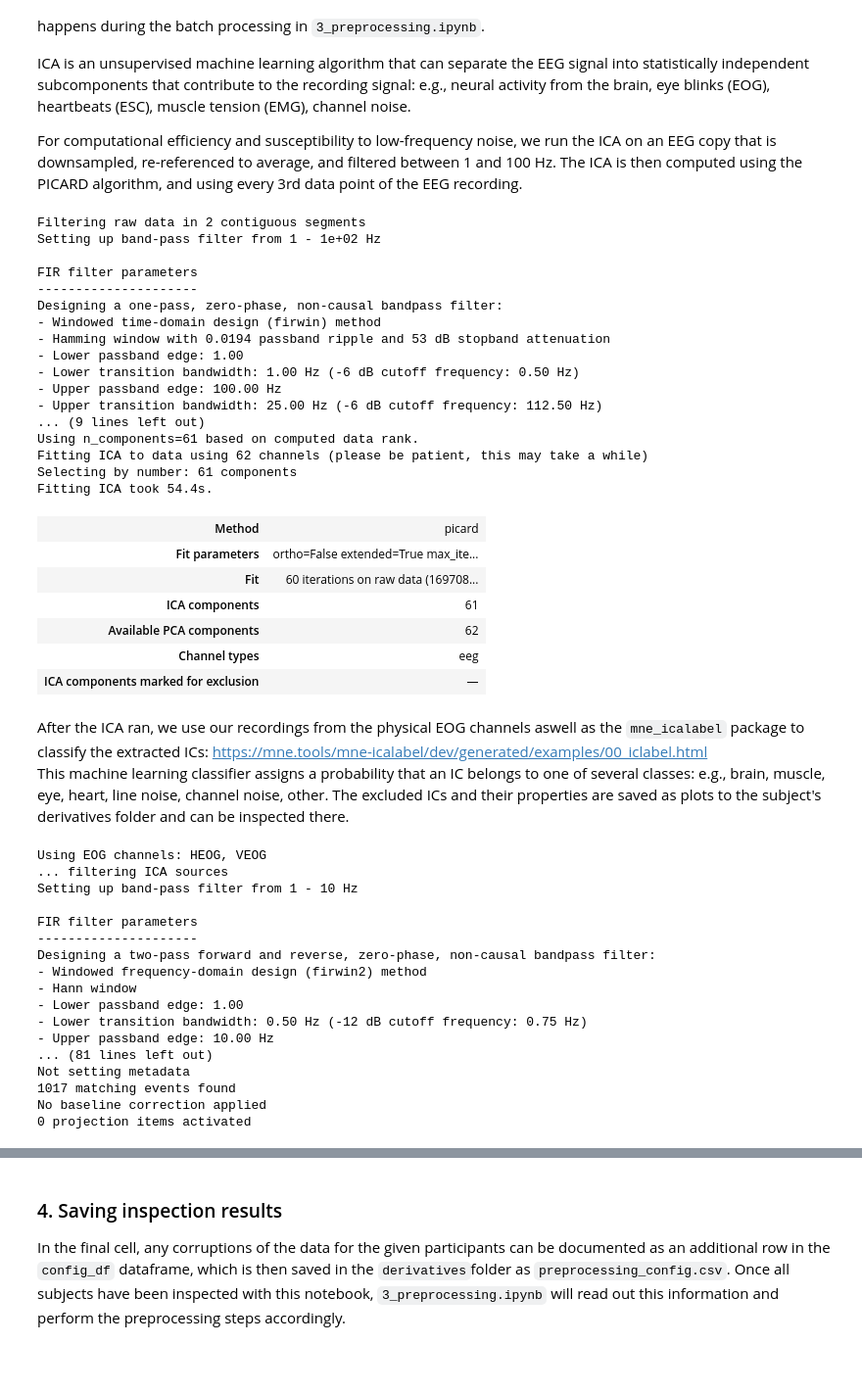
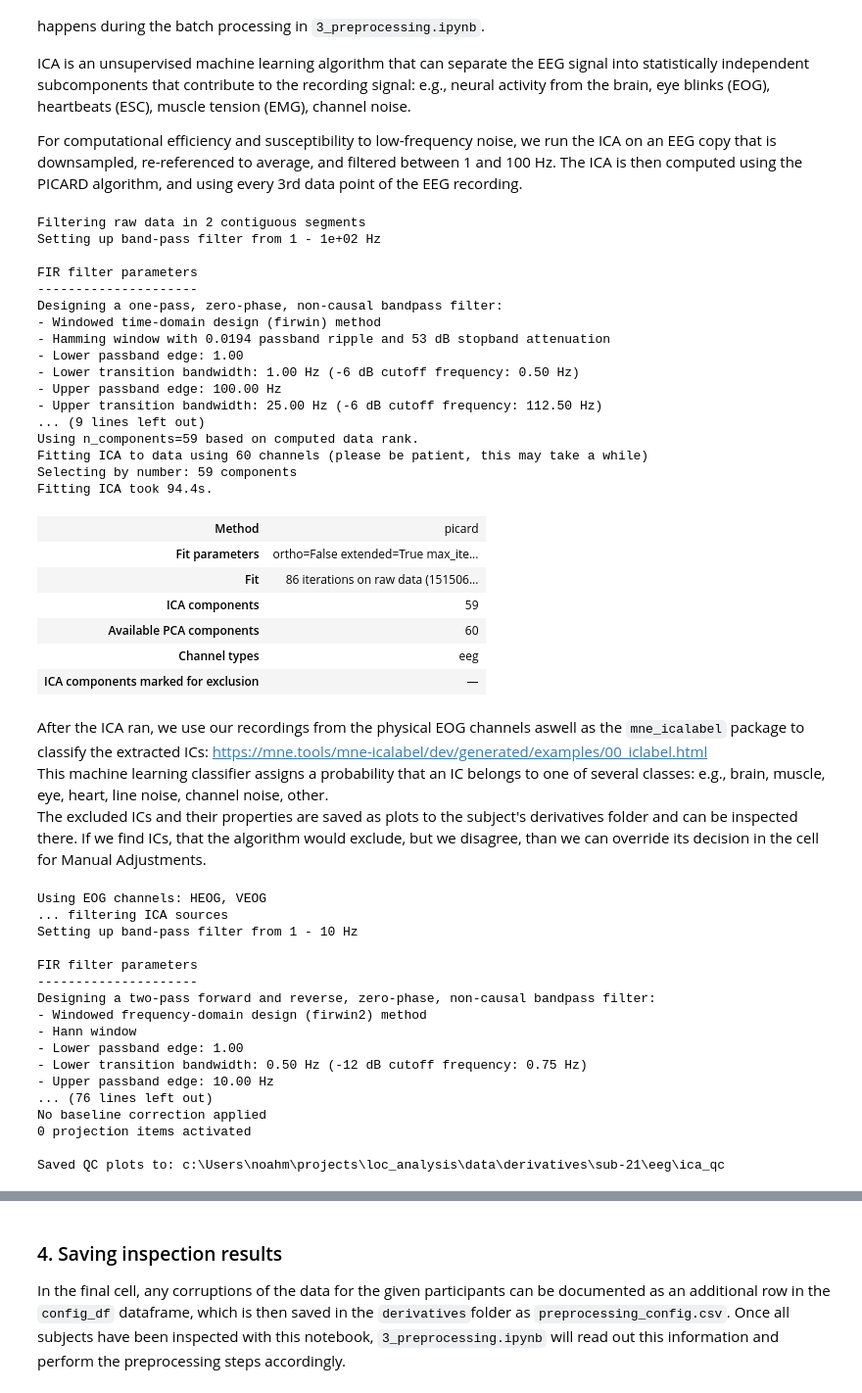
Before and after one commit to noah-mba/LOC_analysis, a Jupyter notebook: scripts/eeg/2_manual_qc_and_config.ipynb, the cells around one changed output, grey strips where cells are left out. Shown at 98% size. Drawn from its saved outputs; the diff is of its cells as text; code cells hidden in the pictures; blank space fills up the shorter version.

Commit message:
Minimal changes Notebook 2

```diff
--- a/scripts/eeg/2_manual_qc_and_config.ipynb
+++ b/scripts/eeg/2_manual_qc_and_config.ipynb
@@ -42,7 +42,7 @@ import os
 # 1.1. DEFINE CURRENT SUBJECT
 # ==========================================
 # Change this ID for every participant you want to inspect
-subj = "17"
+subj = "21"
 
 # ==========================================
 # 1.2. DEFINE TIME BUFFER FOR THE CROPPING IN 2.1B
@@ -387,11 +390,8 @@ For computational efficiency and susceptibility to low-frequency noise, we run t
 # 3. RUN INDEPENDENT COMPONENT ANALYSIS (ICA)
 # ==========================================
 
-# We're creating quite a few plots and I want them all to pop up as interactive windows
-matplotlib.use('Agg')  # Save figures to disk
-
 # Enter bad channels from previous inspection steps
-raw_eeg.info['bads'] = ['P2']
+raw_eeg.info['bads'] = ['FT7', 'Fp1', 'AF8']
 
 # We create a filtered, average-referenced, downsampled copy of the raw data for the preliminary ICA
 raw_ica = raw_eeg.copy().filter(l_freq=1.0, h_freq=100)
@@ -400,52 +400,56 @@ raw_ica.resample(250)
 
 # Rank refers to the dimensionality of the data. 64 channels - 1 (average reference) - n bad channels
 rank = mne.compute_rank(raw_ica, tol='auto')['eeg']
 print(f"Using n_components={rank} based on computed data rank.")
 
 from mne.preprocessing import ICA
 ica = ICA(
     n_components=rank,
     method='picard', # Preconditioned ICA for Real Data: optimization algorithm
     fit_params=dict(ortho=False, extended=True),  # makes picard mathematically equivalent to Extended Infomax, which is widely considered the gold standard
     random_state=97,
     max_iter='auto'
 )
 ica.fit(raw_ica, decim=3) # Since we have a longer recording, it's okay to only use every 3rd data point for ICA fitting
 # %% [output]
 Filtering raw data in 2 contiguous segments
 Setting up band-pass filter from 1 - 1e+02 Hz
 
 FIR filter parameters
 ---------------------
 Designing a one-pass, zero-phase, non-causal bandpass filter:
 - Windowed time-domain design (firwin) method
 - Hamming window with 0.0194 passband ripple and 53 dB stopband attenuation
 - Lower passband edge: 1.00
 - Lower transition bandwidth: 1.00 Hz (-6 dB cutoff frequency: 0.50 Hz)
 - Upper passband edge: 100.00 Hz
 - Upper transition bandwidth: 25.00 Hz (-6 dB cutoff frequency: 112.50 Hz)
 ... (9 lines left out)
-Using n_components=61 based on computed data rank.
-Fitting ICA to data using 62 channels (please be patient, this may take a while)
-Selecting by number: 61 components
-Fitting ICA took 54.4s.
+Using n_components=59 based on computed data rank.
+Fitting ICA to data using 60 channels (please be patient, this may take a while)
+Selecting by number: 59 components
+Fitting ICA took 94.4s.
 | Method | picard |
 | Fit parameters | ortho=False extended=True max_ite... |
-| Fit | 60 iterations on raw data (169708... |
-| ICA components | 61 |
-| Available PCA components | 62 |
+| Fit | 86 iterations on raw data (151506... |
+| ICA components | 59 |
+| Available PCA components | 60 |
 | Channel types | eeg |
 | ICA components marked for exclusion | — |
 # %% [markdown]
 After the ICA ran, we use our recordings from the physical EOG channels aswell as the `mne_icalabel` package to classify the extracted ICs: https://mne.tools/mne-icalabel/dev/generated/examples/00_iclabel.html
-This machine learning classifier assigns a probability that an IC belongs to one of several classes: e.g., brain, muscle, eye, heart, line noise, channel noise, other. The excluded ICs and their properties are saved as plots to the subject's derivatives folder and can be inspected there.
+This machine learning classifier assigns a probability that an IC belongs to one of several classes: e.g., brain, muscle, eye, heart, line noise, channel noise, other.
+The excluded ICs and their properties are saved as plots to the subject's derivatives folder and can be inspected there. If we find ICs, that the algorithm would exclude, but we disagree, than we can override its decision in the cell for Manual Adjustments.
 # %%
 # ==========================================
 # 7a. EOG DETECTION + ICLABEL CLASSIFICATION
 # ==========================================
+
+# We're creating quite a few plots and I want them all to pop up as interactive windows
+matplotlib.use('Agg')  # Save figures to disk
+
 eog_indices, eog_scores = ica.find_bads_eog(raw_ica) # Correlates ICs with EOG channel signals
 
-from mne_icalabel import label_components
 ic_labels = label_components(raw_ica, ica, method='iclabel')
 labels = ic_labels['labels']
 probs = ic_labels['y_pred_proba']
@@ -465,7 +469,6 @@ confirmed_exclude_icas = auto_exclude
 # ==========================================
 # 7b. SAVE DIAGNOSTIC PLOTS TO DISK
 # ==========================================
-import os
 subj_deriv_dir_ica = derivatives_dir / f"sub-{subj}" / "eeg" / "ica_qc"
 subj_deriv_dir_ica.mkdir(parents=True, exist_ok=True)
 
@@ -488,19 +491,6 @@ if confirmed_exclude_icas:
         plt.close(fig)
 
 print(f"\nSaved QC plots to: {subj_deriv_dir_ica}")
-
-# ==========================================
-# 7d. SAVE FITTED ICA SOLUTION FOR NOTEBOOK 3
-# ==========================================
-
-# Saving the actually fitted ICA object (unmixing matrix) for Notebook 3
-ica_path = subj_deriv_dir_ica / f"sub-{subj}_ica.fif"
-
-# Store the confirmed exclusions on the object itself
-ica.exclude = confirmed_exclude_icas
-
-ica.save(ica_path, overwrite=True)
-print(f"--> ICA solution saved to: {ica_path}")
 # %% [output]
 Using EOG channels: HEOG, VEOG
 ... filtering ICA sources
@@ -514,8 +504,8 @@ Designing a two-pass forward and reverse, zero-phase, non-causal bandpass filter
 - Lower passband edge: 1.00
 - Lower transition bandwidth: 0.50 Hz (-12 dB cutoff frequency: 0.75 Hz)
 - Upper passband edge: 10.00 Hz
-... (81 lines left out)
-Not setting metadata
-1017 matching events found
+... (76 lines left out)
 No baseline correction applied
 0 projection items activated
+
+Saved QC plots to: c:\Users\noahm\projects\loc_analysis\data\derivatives\sub-21\eeg\ica_qc
```
Also changed, not shown: parts of 9 cells of this notebook.
